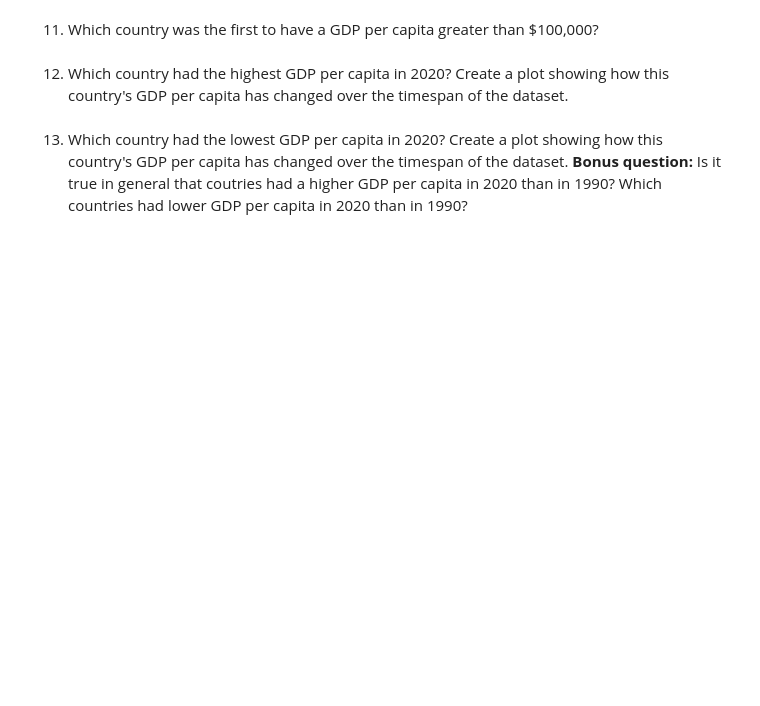
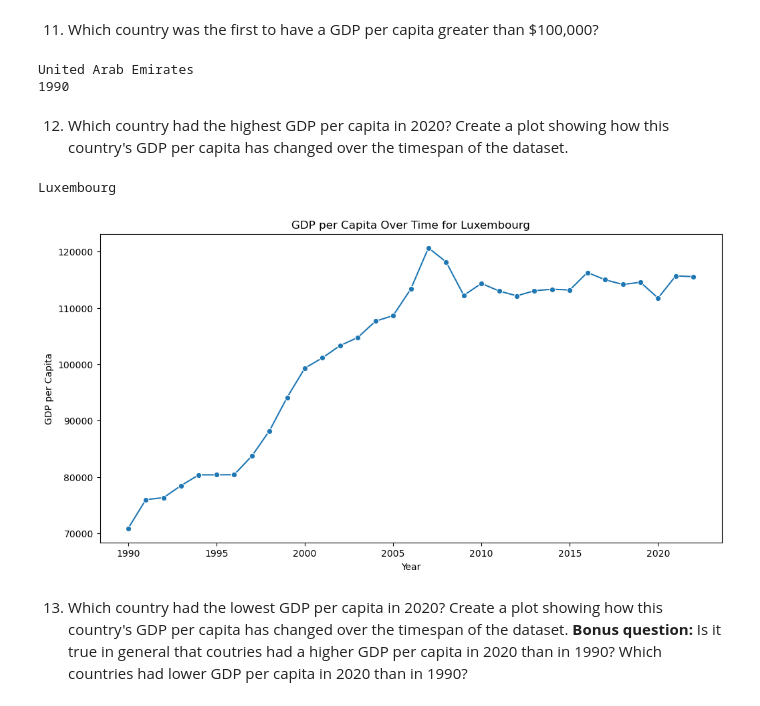
Before and after one commit to NSS-Data-Analytics-Cohort-10/gdp-and-internet-usage-CalebLucas11, a Jupyter notebook: notebooks/un_project.ipynb, the cells around one changed output. Saved outputs shown, nothing was run; the diff lists cells and outputs as text; code cells hidden in the pictures; blank space fills up the shorter version.

```diff
--- a/notebooks/un_project.ipynb
+++ b/notebooks/un_project.ipynb
@@ -136,6 +156,31 @@ Comment on what you observe has happened to GDP values over time and the relativ
 # %% [markdown]
 11. Which country was the first to have a GDP per capita greater than $100,000?
+# %%
+first_above_100k = gdp_df[gdp_df['GDP_Per_Capita'] > 100000].sort_values(by='Year').iloc[0]
+first_country_100k = first_above_100k['Country']
+first_100k = first_above_100k['Year']
+print(first_country_100k)
+print(first_100k)
+# %% [output]
+United Arab Emirates
+1990
 # %% [markdown]
 12. Which country had the highest GDP per capita in 2020? Create a plot showing how this country's GDP per capita has changed over the timespan of the dataset.
+# %%
+highest_gdp_2020 = gdp_df[gdp_df['Year'] == 2020].nlargest(1, 'GDP_Per_Capita') #.nlargest(1 selects first row?
+highest_gdp = highest_gdp_2020['Country'].values[0]
+print(highest_gdp_country)
+
+country_data = gdp_df[gdp_df['Country'] == highest_gdp]
+
+plt.figure(figsize=(12, 6))
+sns.lineplot(x='Year', y='GDP_Per_Capita', data=country_data, marker='o')
+plt.title(f'GDP per Capita Over Time for {highest_gdp}')
+plt.xlabel('Year')
+plt.ylabel('GDP per Capita')
+plt.show()
+# %% [output]
+Luxembourg
+[figure, added]
 # %% [markdown]
 13. Which country had the lowest GDP per capita in 2020? Create a plot showing how this country's GDP per capita has changed over the timespan of the dataset. **Bonus question:** Is it true in general that coutries had a higher GDP per capita in 2020 than in 1990? Which countries had lower GDP per capita in 2020 than in 1990?
```
Also changed, not shown: parts of 16 cells of this notebook.
